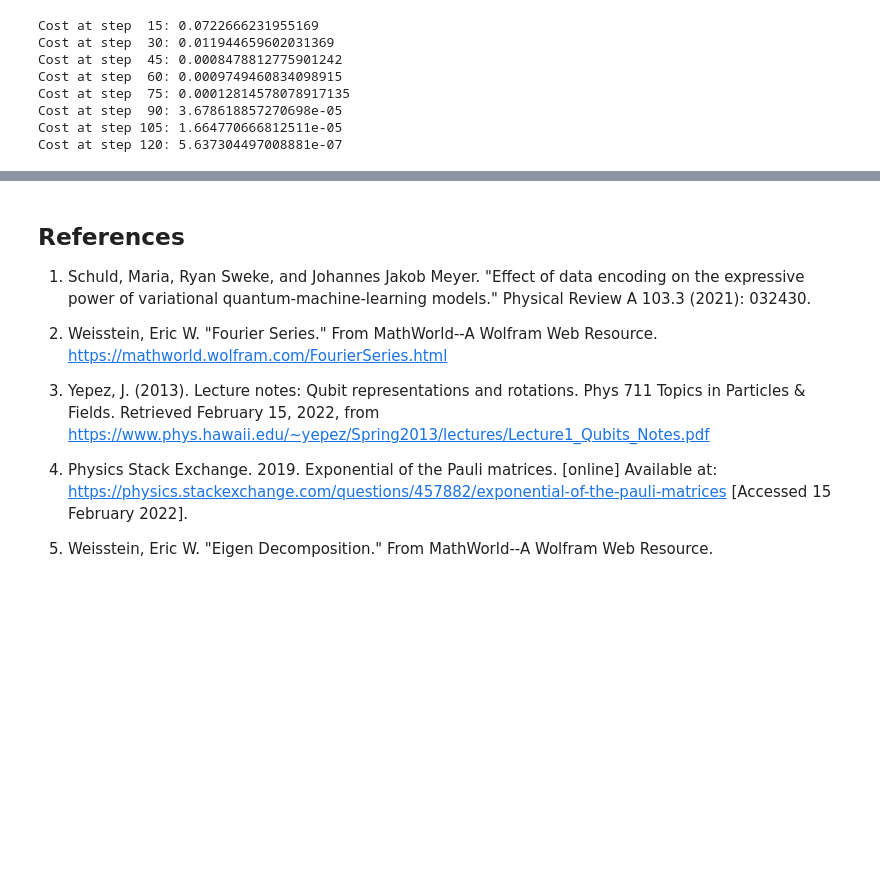
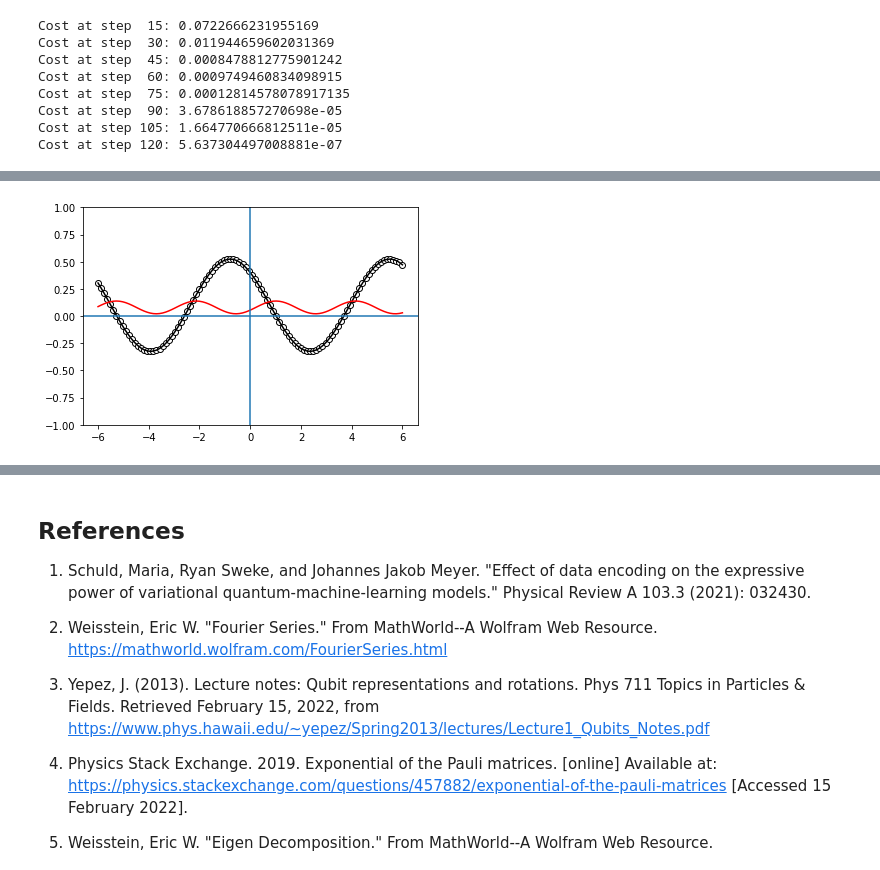
Before and after one commit to Pratha-Me/Expressivity-Quantum-Data-encoding-Fourier-Series, a Jupyter notebook: fs-pl.ipynb, the cells around one changed output, grey strips where cells are left out. Drawn from its saved outputs; the diff is of its cells as text; code cells hidden in the pictures; blank space fills up the shorter version.

```diff
--- a/fs-pl.ipynb
+++ b/fs-pl.ipynb
@@ -337,0 +357,9 @@ plt.show()
+# %%
+scale_train_model = 2
+
+# Reinitialize the (seeded) random initial weights
+weights = 2 * np.pi * np.random.random(size=(r+1, 3), requires_grad=True)
+cost_ = [cost(weights, x, target_y)]
+
+#  Run the optimizer for scale_target = 1 and scale_train_model = 2
+(weights_scale_1_2, cost_1_2)= optimizer_func(weights)
@@ -337,0 +375,12 @@ plt.show()
+# %%
+predictions = [quantum_model(weights_scale_1_2, x_) for x_ in x]
+
+plt.plot(x, target_y, c='black')
+plt.scatter(x, target_y, facecolor='white', edgecolor='black')
+plt.plot(x, predictions, c='red')
+plt.ylim(-1,1)
+plt.axvline(0.0)
+plt.axhline(0.0)
+plt.show()
+# %% [output]
+[figure, added]
```
Also changed, not shown: parts of 10 cells of this notebook, 1 other file.
